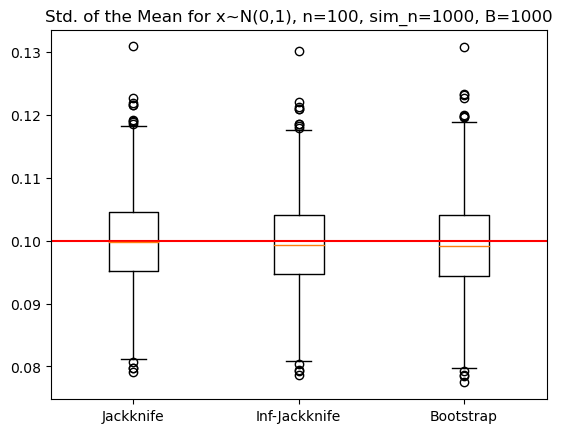
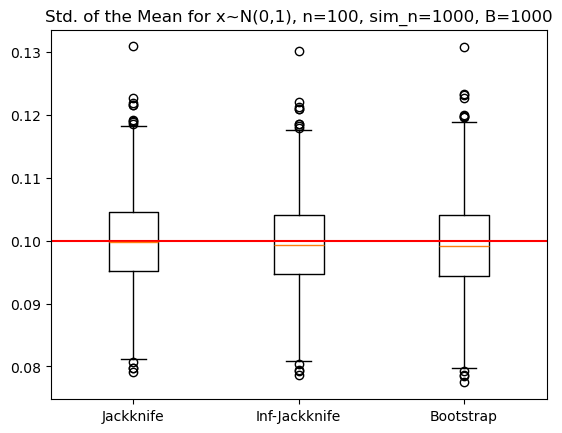
Unified diff of the notebook cell whose output changed from the first chart to the second:
--- before
+++ after
@@ -28,3 +28,5 @@
 plt.axhline(y=1/np.sqrt(n), color='r', linestyle='-')
 plt.title(f'Std. of the Mean for x~N(0,1), n={n}, sim_n={sim_n}, B={B}')
-plt.show()
+plt.savefig(
+        "boxplot_JK_linear_estimator.png"
+    )

Commit: boxplots_JK funktioniert